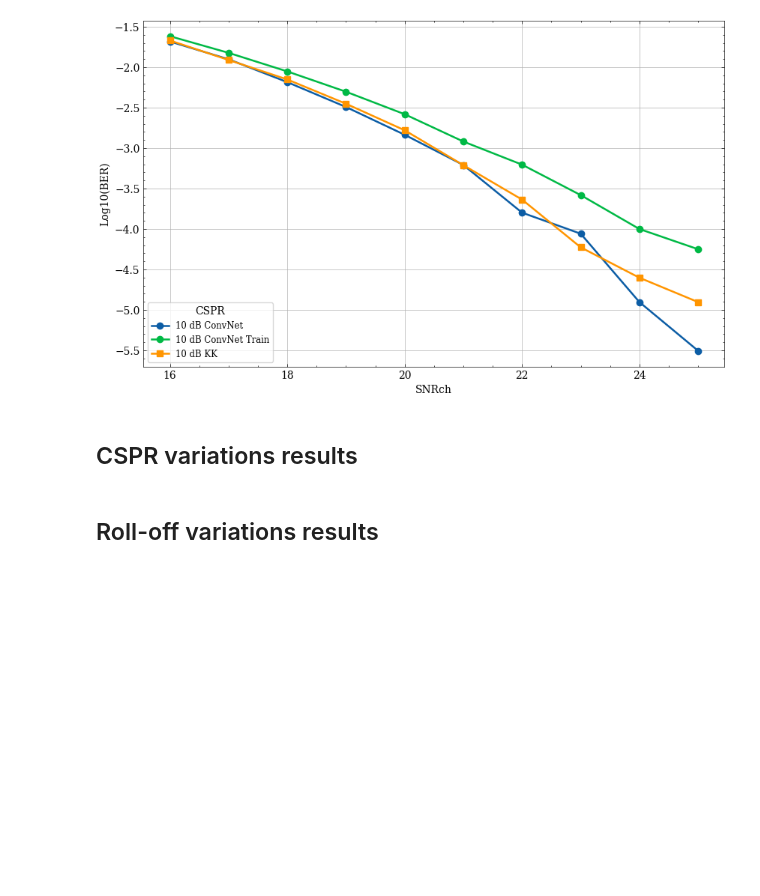
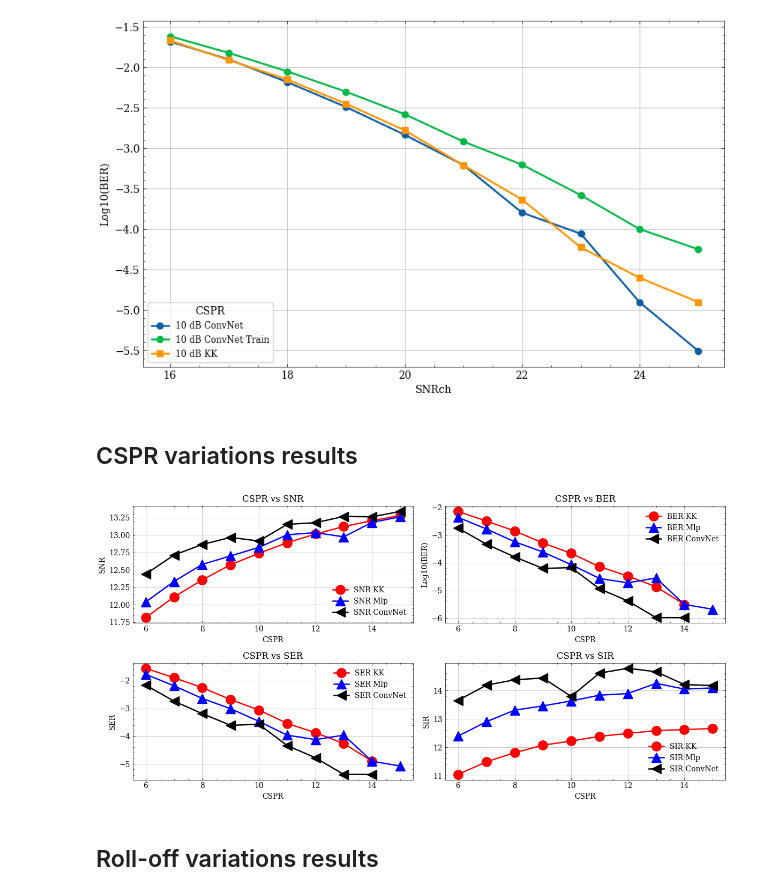
Before and after one commit to silasabs/PIVIC-PIBIC-Comunicacoes-Opticas, a Jupyter notebook: jupyter notebooks/Pibic_Results_PhaseRetrieval.ipynb, the cells around one changed output. Cells and saved outputs as stored; diff of their text form; code cells hidden in the pictures; blank space fills up the shorter version.

```diff
--- a/jupyter notebooks/Pibic_Results_PhaseRetrieval.ipynb
+++ b/jupyter notebooks/Pibic_Results_PhaseRetrieval.ipynb
@@ -23,5 +24,17 @@ figurePath = r'C:\Users\Silas\Documents\PIVIC-Comunicacoes-Opticas\resultados\Fi
 # %%
-def loadArray(file_path):
-    with open(file_path, 'rb') as stream:
-        data = np.load(stream)
-    return data
+def loadArray(file_path_prefix, num_files, file_path_suffix, flag_mean=False):
+
+    data_list = []
+
+    for i in range(num_files):
+        file_path = f"{file_path_prefix}{i}{file_path_suffix}"
+        with open(file_path, 'rb') as stream:
+            data = np.load(stream)
+            data_list.append(data)
+
+    if flag_mean:
+        data = np.mean(data_list, axis=0)
+        return data
+
+    else:
+        return data_list
@@ -160,54 +116,56 @@ plt.grid();
 ## CSPR variations results
 # %%
 loPower = np.arange(6,16,1)
-savePlots = True
+savePlots = False
 markersize = 12.5
 plt.figure(num=None, figsize=(12, 6))
 
 graphic01 = plt.subplot(2, 2, 1)
-plt.plot(loPower, 10*np.log10(CSPR_SNR[0,:]), color='red', marker='o', markersize=markersize, label='SNR KK')
-plt.plot(loPower, 10*np.log10(CSPR_SNR[1,:]), color='blue', marker='^', markersize=markersize, label='SNR Mlp')
-plt.plot(loPower, 10*np.log10(CSPR_SNR[2,:]), color='black', marker='<', markersize=markersize, label='SNR ConvNet')
+plt.plot(loPower, 10*np.log10(CSPR_SNR_PARCIAL[0,:]), color='red', marker='o', markersize=markersize, label='SNR KK')
+plt.plot(loPower, 10*np.log10(CSPR_SNR_PARCIAL[1,:]), color='blue', marker='^', markersize=markersize, label='SNR Mlp')
+plt.plot(loPower, 10*np.log10(CSPR_SNR_PARCIAL[2,:]), color='black', marker='<', markersize=markersize, label='SNR ConvNet')
 plt.xlabel('CSPR')
 plt.ylabel('SNR')
 plt.title('CSPR vs SNR')
 plt.legend()
 plt.grid()
 
 graphic02 = plt.subplot(2, 2, 2)
-plt.plot(loPower, np.log10(CSPR_BER[0,:]), color='red', marker='o', markersize=markersize, label='BER KK')
-plt.plot(loPower, np.log10(CSPR_BER[1,:]), color='blue', marker='^', markersize=markersize, label='BER Mlp')
-plt.plot(loPower, np.log10(CSPR_BER[2,:]), color='black', marker='<', markersize=markersize, label='BER ConvNet')
+plt.plot(loPower, np.log10(CSPR_BER_PARCIAL[0,:]), color='red', marker='o', markersize=markersize, label='BER KK')
+plt.plot(loPower, np.log10(CSPR_BER_PARCIAL[1,:]), color='blue', marker='^', markersize=markersize, label='BER Mlp')
+plt.plot(loPower, np.log10(CSPR_BER_PARCIAL[2,:]), color='black', marker='<', markersize=markersize, label='BER ConvNet')
 plt.xlabel('CSPR')
 plt.ylabel('Log10(BER)')
 plt.title('CSPR vs BER')
 plt.legend()
 plt.grid()
 
 graphic03 = plt.subplot(2, 2, 3)
-plt.plot(loPower, np.log10(CSPR_SER[0,:]), color='red', marker='o', markersize=markersize, label='SER KK')
-plt.plot(loPower, np.log10(CSPR_SER[1,:]), color='blue', marker='^', markersize=markersize, label='SER Mlp')
-plt.plot(loPower, np.log10(CSPR_SER[2,:]), color='black', marker='<', markersize=markersize, label='SER ConvNet')
+plt.plot(loPower, np.log10(CSPR_SER_PARCIAL[0,:]), color='red', marker='o', markersize=markersize, label='SER KK')
+plt.plot(loPower, np.log10(CSPR_SER_PARCIAL[1,:]), color='blue', marker='^', markersize=markersize, label='SER Mlp')
+plt.plot(loPower, np.log10(CSPR_SER_PARCIAL[2,:]), color='black', marker='<', markersize=markersize, label='SER ConvNet')
 plt.xlabel('CSPR')
 plt.ylabel('SER')
 plt.title('CSPR vs SER')
 plt.legend()
 plt.grid()
 
 graphic04 = plt.subplot(2, 2, 4)
-plt.plot(loPower, 10*np.log10(CSPR_SIR[0,:]), color='red', marker='o', markersize=markersize, label='SIR KK')
-plt.plot(loPower, 10*np.log10(CSPR_SIR[1,:]), color='blue', marker='^', markersize=markersize, label='SIR Mlp')
-plt.plot(loPower, 10*np.log10(CSPR_SIR[2,:]), color='black', marker='<', markersize=markersize, label='SIR ConvNet')
+plt.plot(loPower, 10*np.log10(CSPR_SIR_PARCIAL[0,:]), color='red', marker='o', markersize=markersize, label='SIR KK')
+plt.plot(loPower, 10*np.log10(CSPR_SIR_PARCIAL[1,:]), color='blue', marker='^', markersize=markersize, label='SIR Mlp')
+plt.plot(loPower, 10*np.log10(CSPR_SIR_PARCIAL[2,:]), color='black', marker='<', markersize=markersize, label='SIR ConvNet')
 plt.xlabel('CSPR')
 plt.ylabel('SIR')
 plt.title('CSPR vs SIR')
 plt.legend()
 plt.grid()
 
 plt.tight_layout()
 
 if savePlots:
-    plt.savefig(r'C:\Users\optic\Documents\PIVIC-PIBIC-Comunicacoes-Opticas\resultados\Figuras\Pibic'+'\CSPR_Results.png', dpi=600)
+     plt.savefig(r'C:\Users\optic\Documents\PIVIC-PIBIC-Comunicacoes-Opticas\resultados\Figuras\Pibic'+'\CSPR_Results.png', dpi=600)
+# %% [output]
+[figure, added]
 # %% [markdown]
 ## Roll-off variations results
 # %%
```
Also changed, not shown: parts of 7 cells of this notebook.
